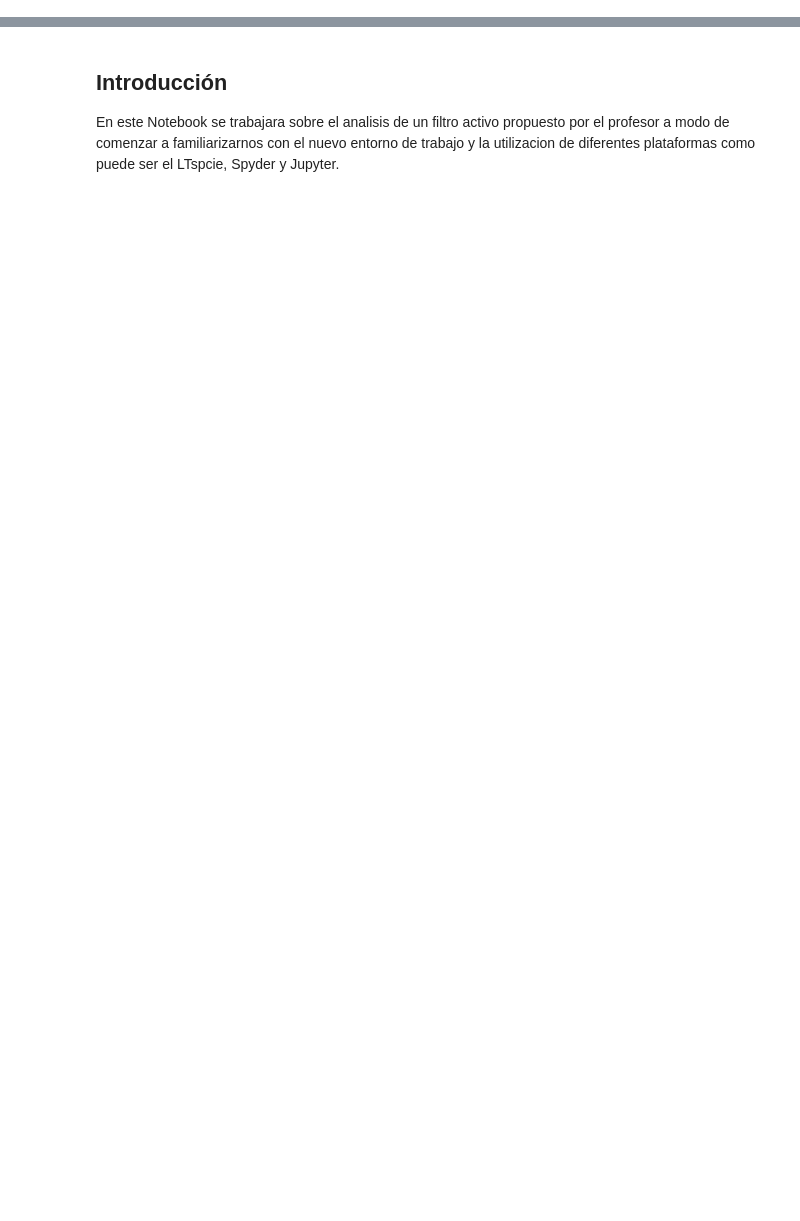
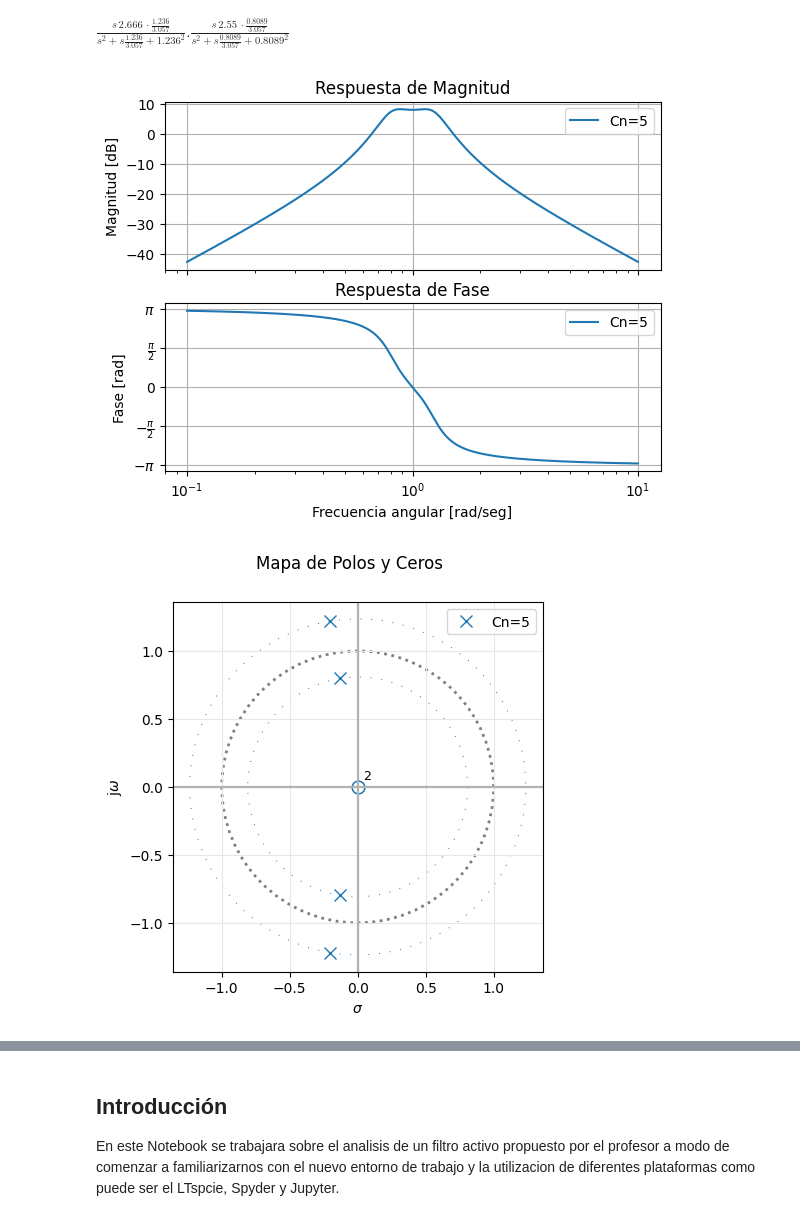
Before and after one commit to leandro-robledo/TC2, a Jupyter notebook: TS_0/Tarea_Semanal_0.ipynb, the cells around one changed output, grey strips where cells are left out. Saved outputs shown, nothing was run; the diff lists cells and outputs as text; code cells hidden in the pictures; blank space fills up the shorter version.

```diff
--- a/TS_0/Tarea_Semanal_0.ipynb
+++ b/TS_0/Tarea_Semanal_0.ipynb
@@ -7,0 +8,72 @@
+# %%
+#!/usr/bin/env python3
+# -*- coding: utf-8 -*-
+"""
+Created on Wed Jul  1 12:18:44 2026
+
+@author: lrobledo
+"""
+
+# Librerías externas NumPy, SciPy y Matplotlib
+
+from scipy.signal import bode
+from scipy.signal import TransferFunction
+import matplotlib.pyplot as plt
+import numpy as np
+from pytc2.sistemas_lineales import pzmap, GroupDelay, bodePlot
+
+from scipy.signal import group_delay
+
+from pytc2.sistemas_lineales import analyze_sys, pretty_print_bicuad_omegayq, tf2sos_analog, pretty_print_SOS
+
+from pytc2.general import print_subtitle
+import scipy.signal as sig
+
+psy=0.5088
+Q=2.75
+K=5.6
+num=([K/(2*psy*Q**2),0,0])
+
+den=([1, 1.84/Q, (2+2.19/Q**2), 1.84/Q, 1])
+
+this_sos = tf2sos_analog(num, den)
+
+pretty_print_SOS(this_sos, mode='omegayq')
+
+my_tf = TransferFunction(num, den)
+
+bodePlot(my_tf, fig_id=1, filter_description = 'Cn=5')
+
+pzmap(my_tf, fig_id=2, filter_description = 'Cn=5')
+
+GroupDelay(my_tf, fig_id=3, filter_description = 'Cn=5')
+
+
+# ==============================
+# Segundo gráfico: zoom del módulo
+# ==============================
+
+# Frecuencias donde evaluar (rad/s)
+w = np.logspace(-1, 1, 2000)
+
+w, mag, phase = bode(my_tf, w)
+
+plt.figure(figsize=(8,4))
+
+plt.semilogx(w, mag, lw=2)
+plt.grid(True, which='both')
+
+plt.title('Respuesta de Magnitud (Zoom)')
+plt.xlabel(r'$\omega$ [rad/s]')
+plt.ylabel('Magnitud [dB]')
+
+# ========= AJUSTAR ZOOM =========
+plt.xlim(0.5, 3)      # rango del eje x
+plt.ylim(-5, 10)       # rango del eje y
+# ================================
+
+plt.show()
+# %% [output]
+$\displaystyle   \frac{s\,2.666\,\cdot \frac{1.236}{3.057}}{s^2 + s \frac{1.236}{3.057} + 1.236^2} . \frac{s\,2.55\,\cdot \frac{0.8089}{3.057}}{s^2 + s \frac{0.8089}{3.057} + 0.8089^2}$
+[figure, added]
+[figure, added]
```
Also changed, not shown: parts of 3 cells of this notebook, 17 other files.
